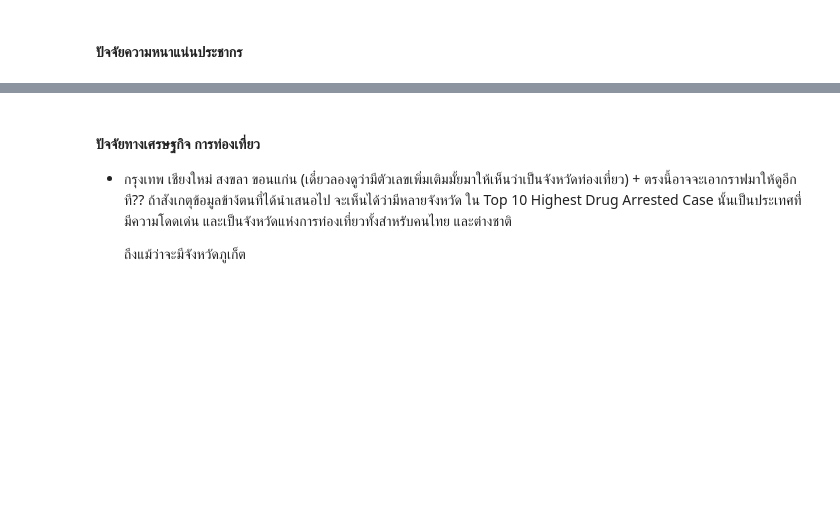
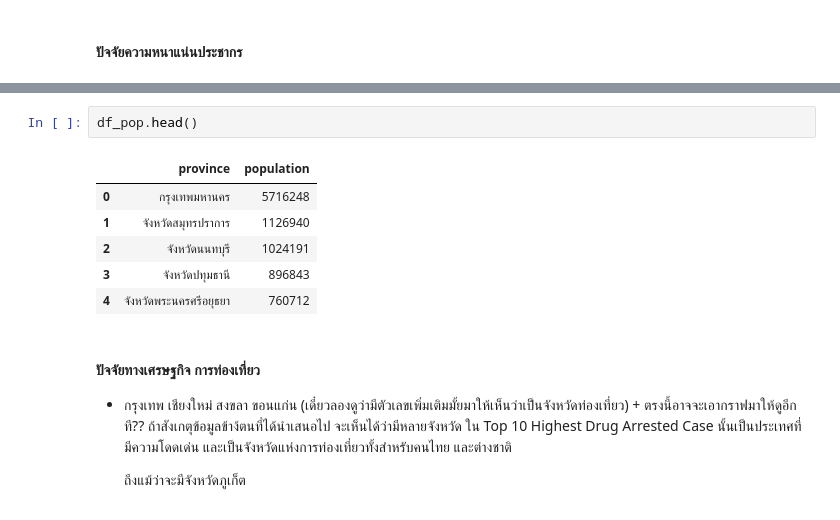
Before and after one commit to punnnnnnnnn/assignments2, a Jupyter notebook: assignment2.ipynb, the cells around one changed output, grey strips where cells are left out. Saved outputs shown, nothing was run; the diff lists cells and outputs as text; blank space fills up the shorter version.

```diff
--- a/assignment2.ipynb
+++ b/assignment2.ipynb
@@ -131,3 +159,12 @@ interactive(children=(Dropdown(description='year', options=('2557', '2558', '255
+# %%
+df_pop.head()
+# %% [output]
+|  | province | population |
+| 0 | กรุงเทพมหานคร | 5716248 |
+| 1 | จังหวัดสมุทรปราการ | 1126940 |
+| 2 | จังหวัดนนทบุรี | 1024191 |
+| 3 | จังหวัดปทุมธานี | 896843 |
+| 4 | จังหวัดพระนครศรีอยุธยา | 760712 |
 # %% [markdown]
 #### ปัจจัยทางเศรษฐกิจ การท่องเที่ยว
 - กรุงเทพ เชียงใหม่ สงขลา ขอนแก่น  (เดี๋ยวลองดูว่ามีตัวเลขเพิ่มเติมมั้ยมาให้เห็นว่าเป็นจังหวัดท่องเที่ยว) + ตรงนี้อาจจะเอากราฟมาให้ดูอีกที??
```
Also changed, not shown: parts of 1 cell of this notebook, 3 other files.
